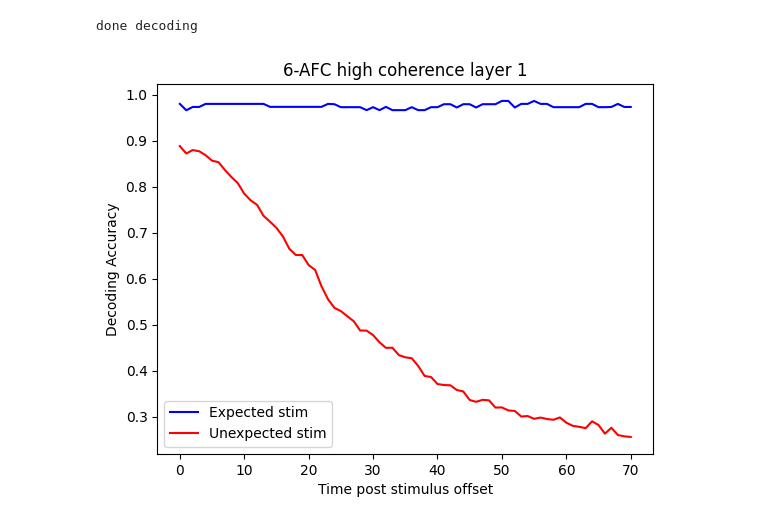
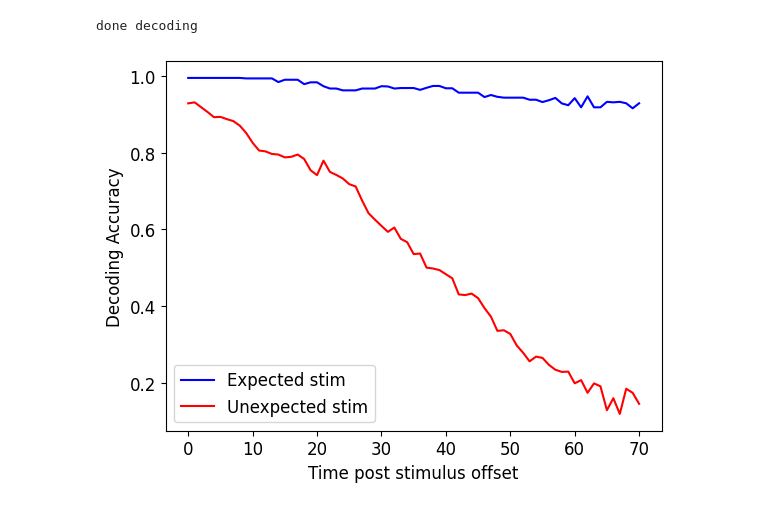
Before and after one commit to hkular/RNN_Geo, a Jupyter notebook: decode_slidingwin.ipynb, the cells around one changed output. Cells and saved outputs as stored; diff of their text form; code cells hidden in the pictures.

Commit message:
6/3
stim and choice model 0 and model 1

```diff
--- a/decode_slidingwin.ipynb
+++ b/decode_slidingwin.ipynb
@@ -176,9 +163,12 @@ print(f'done decoding')
 # %%
 label = D_params.get('label', 'stim')
 thresh = RNN_params.get('thresh', [.3, .7])
-n_classes = len(np.unique(labs))
-if time_avg:
-    data_d = np.mean( data_d[ :,t_win[0]:t_win[1],: ], axis = 1 ) # average over time window
+if label == 'stim':
+    n_classes = len(np.unique(labs))
+else:
+    n_classes = 2
+if D_params['time_avg'] :
+    data_d = np.mean( data_d[ :,D_params['t_win'][0]:D_params['t_win'][1],: ], axis = 1 ) # average over time window
     acc = np.zeros(n_cvs)
     cm = np.zeros((n_cvs, n_classes, n_classes))
     class_acc = np.zeros((n_cvs, n_classes))
@@ -228,11 +218,8 @@ if time_avg:
         #print(f'CV: {i}, {grid.best_estimator_}')
     cm_mean = np.mean(cm, axis = 0)
 else:
-# Do decoding - yes parallel
-    if label == "choice":
-        times = sliding_window(range(task_info['stim_dur']+task_info['stim_on'],task_info['trial_dur']), window)
-    elif label == "stim":
-        times = sliding_window(range(task_info['stim_dur']+task_info['stim_on'],task_info['trial_dur']), window)
+# Do decoding - parallel
+    times = sliding_window(range(task_info['stim_dur']+task_info['stim_on'],task_info['trial_dur']), window)
     pool = Pool(processes=round(os.cpu_count() * .8))
     with pool:  # use 70% of cpus
         results = pool.starmap(fnc_fit_and_score, [
@@ -248,14 +235,16 @@ done decoding
 # %%
 acc = np.array(results)
 
 plt.figure()
 plt.plot(acc[:,0], color = 'blue', label = 'Expected stim')
-plt.plot(np.mean(acc[:,1:5], axis = 1), color = 'red', label = 'Unexpected stim')
+plt.plot(np.mean(acc[:,1:2], axis = 1), color = 'red', label = 'Unexpected stim')
+#plt.plot(accs['hi_6_stim_all0'][:,0], color = 'blue', label = 'Expected stim')
+#plt.plot(np.mean(accs['hi_6_stim_all0'][:,1:5], axis = 1), color = 'red', label = 'Unexpected stim')
 plt.xlabel('Time post stimulus offset')
 plt.ylabel('Decoding Accuracy')
-plt.title('6-AFC high coherence layer 1')
+#plt.title('6-AFC high coherence layer 1')
 plt.legend()
-#plt.savefig(f"{data_dir}/decode_stim_exp.png")
+#plt.savefig(f"{data_dir}/decode_in_exp.png")
 plt.show()
 # %% [output]
-[figure, old version]
+[figure, new version]
```
Also changed, not shown: parts of 13 cells of this notebook, 3 other files.
